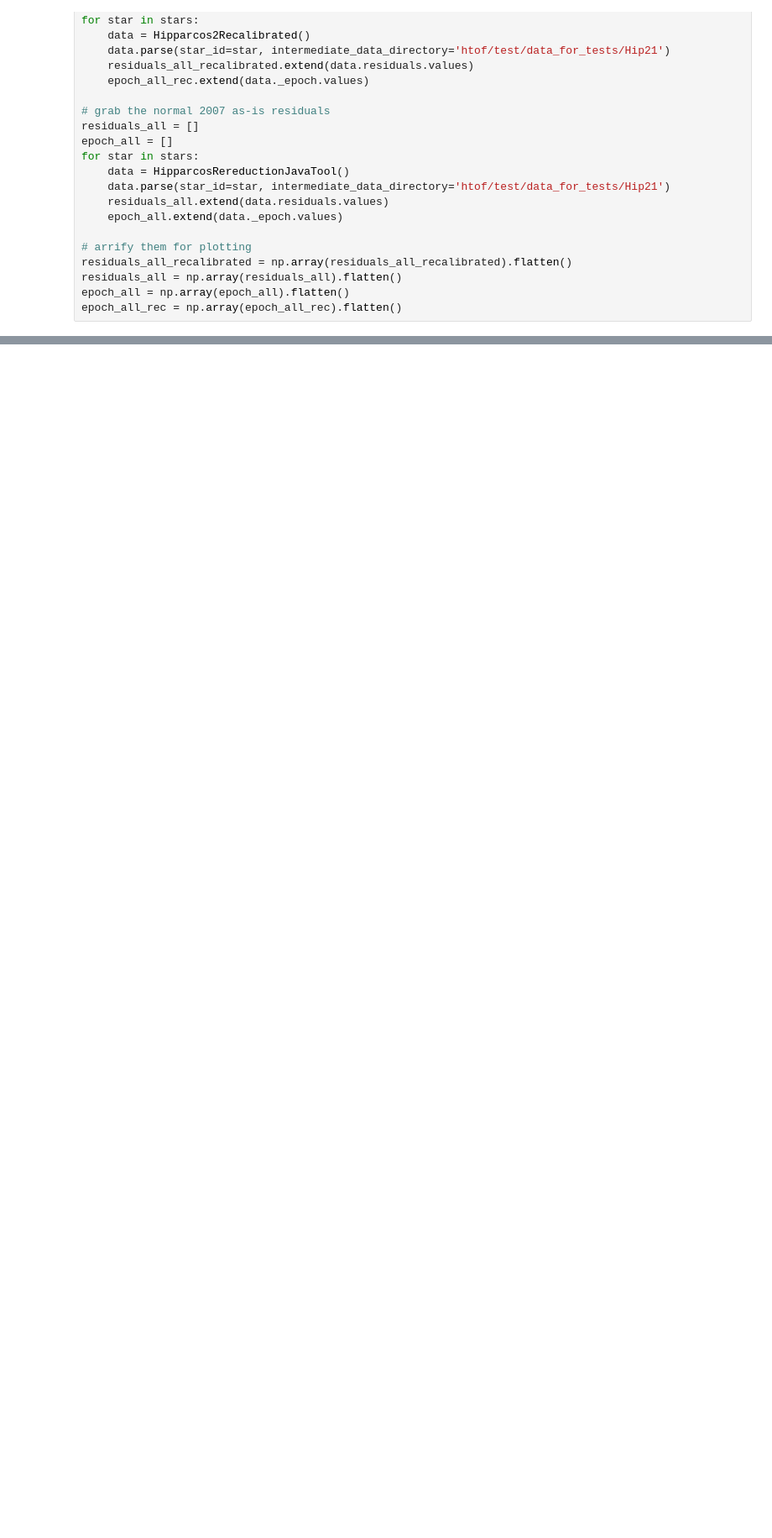
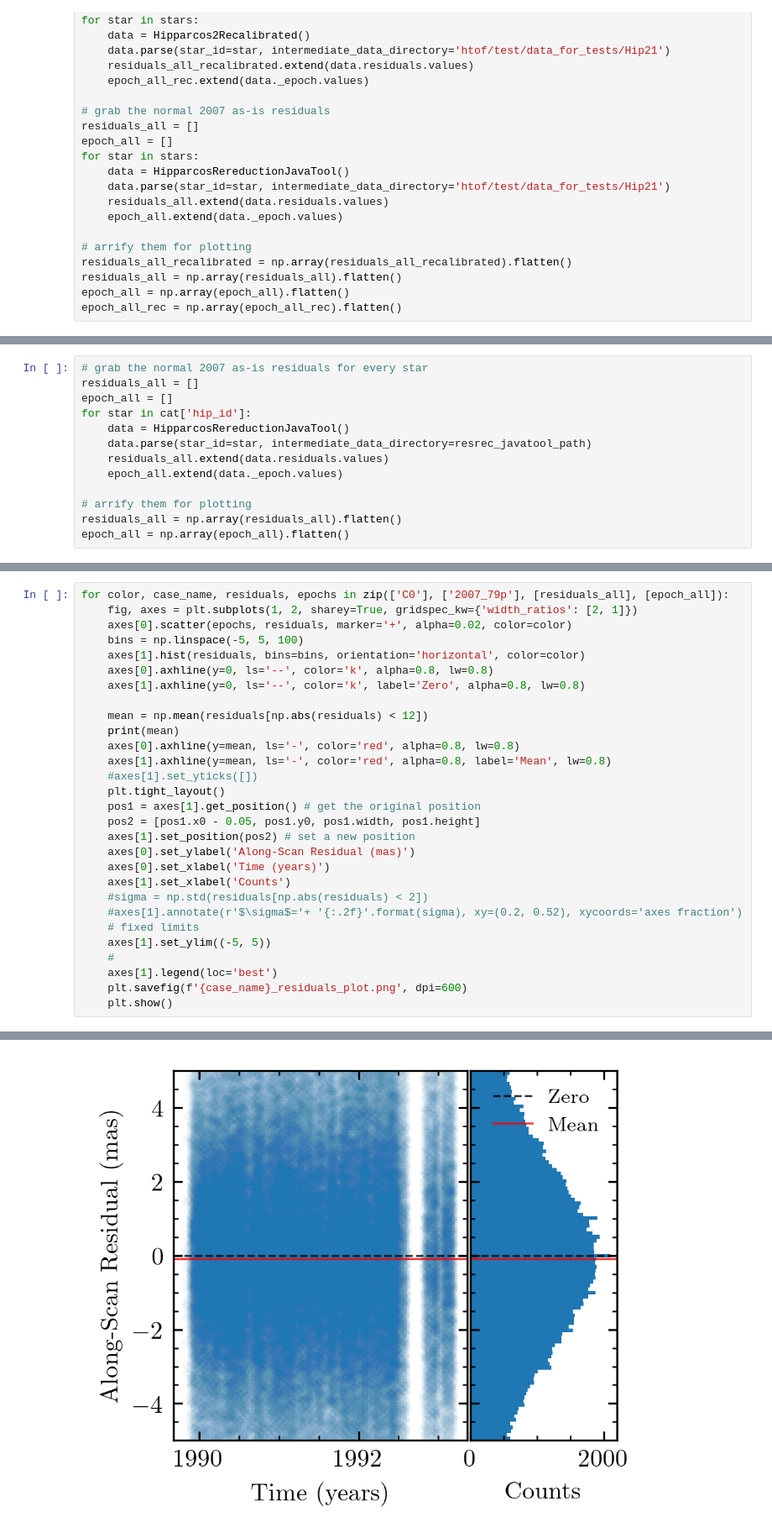
Before and after one commit to savannahpobre/HTOF, a Jupyter notebook: examples_recalibrating_hip2.ipynb, the cells around one changed output, grey strips where cells are left out. Shown: that part at 84% size. Drawn from its saved outputs; the diff is of its cells as text; blank space fills up the shorter version.

```diff
--- a/examples_recalibrating_hip2.ipynb
+++ b/examples_recalibrating_hip2.ipynb
@@ -127,0 +151,13 @@ for color, case_name, residuals, epochs in zip(['#006400', 'C0'], ['recalibrated
+# %%
+# grab the normal 2007 as-is residuals for every star
+residuals_all = []
+epoch_all = []
+for star in cat['hip_id']:
+    data = HipparcosRereductionJavaTool()
+    data.parse(star_id=star, intermediate_data_directory=resrec_javatool_path)
+    residuals_all.extend(data.residuals.values)
+    epoch_all.extend(data._epoch.values)
+
+# arrify them for plotting
+residuals_all = np.array(residuals_all).flatten()
+epoch_all = np.array(epoch_all).flatten()
@@ -127,0 +166,30 @@ for color, case_name, residuals, epochs in zip(['#006400', 'C0'], ['recalibrated
+# %%
+for color, case_name, residuals, epochs in zip(['C0'], ['2007_79p'], [residuals_all], [epoch_all]):
+    fig, axes = plt.subplots(1, 2, sharey=True, gridspec_kw={'width_ratios': [2, 1]})
+    axes[0].scatter(epochs, residuals, marker='+', alpha=0.02, color=color)
+    bins = np.linspace(-5, 5, 100)
+    axes[1].hist(residuals, bins=bins, orientation='horizontal', color=color)
+    axes[0].axhline(y=0, ls='--', color='k', alpha=0.8, lw=0.8)
+    axes[1].axhline(y=0, ls='--', color='k', label='Zero', alpha=0.8, lw=0.8)
+
+    mean = np.mean(residuals[np.abs(residuals) < 12])
+    print(mean)
+    axes[0].axhline(y=mean, ls='-', color='red', alpha=0.8, lw=0.8)
+    axes[1].axhline(y=mean, ls='-', color='red', alpha=0.8, label='Mean', lw=0.8)
+    #axes[1].set_yticks([])
+    plt.tight_layout()
+    pos1 = axes[1].get_position() # get the original position
+    pos2 = [pos1.x0 - 0.05, pos1.y0, pos1.width, pos1.height]
+    axes[1].set_position(pos2) # set a new position
+    axes[0].set_ylabel('Along-Scan Residual (mas)')
+    axes[0].set_xlabel('Time (years)')
+    axes[1].set_xlabel('Counts')
+    #sigma = np.std(residuals[np.abs(residuals) < 2])
+    #axes[1].annotate(r'$\sigma$='+ '{:.2f}'.format(sigma), xy=(0.2, 0.52), xycoords='axes fraction')
+    # fixed limits
+    axes[1].set_ylim((-5, 5))
+    #
+    axes[1].legend(loc='best')
+    plt.savefig(f'{case_name}_residuals_plot.png', dpi=600)
+    plt.show()
+# %% [output]
@@ -127,0 +197 @@ for color, case_name, residuals, epochs in zip(['#006400', 'C0'], ['recalibrated
+[figure, added]
```
Also changed, not shown: parts of 8 cells of this notebook.
